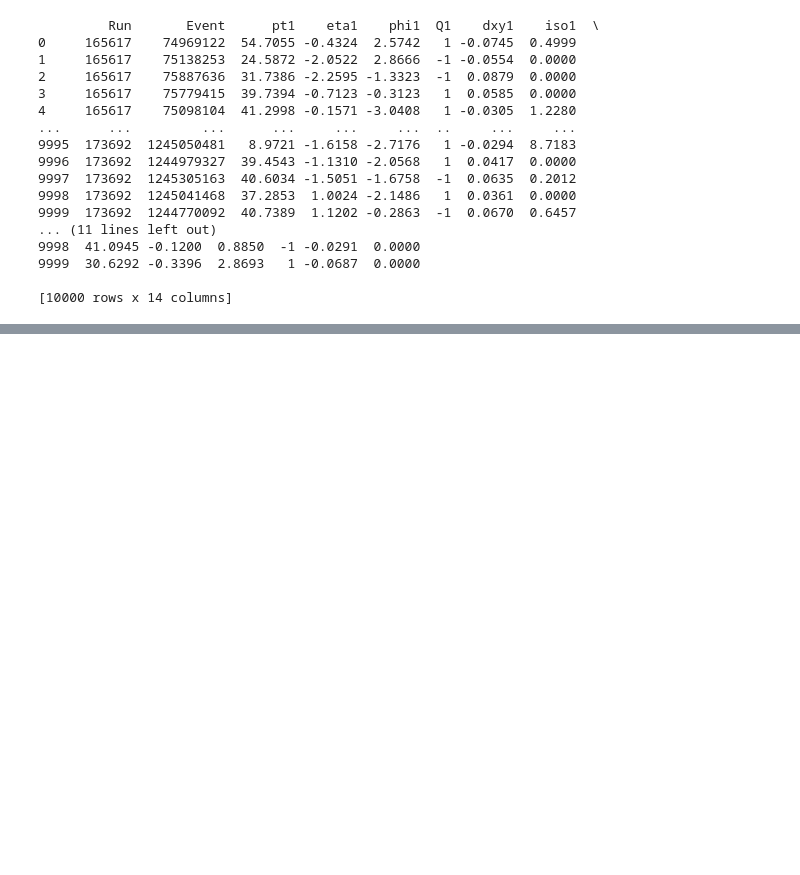
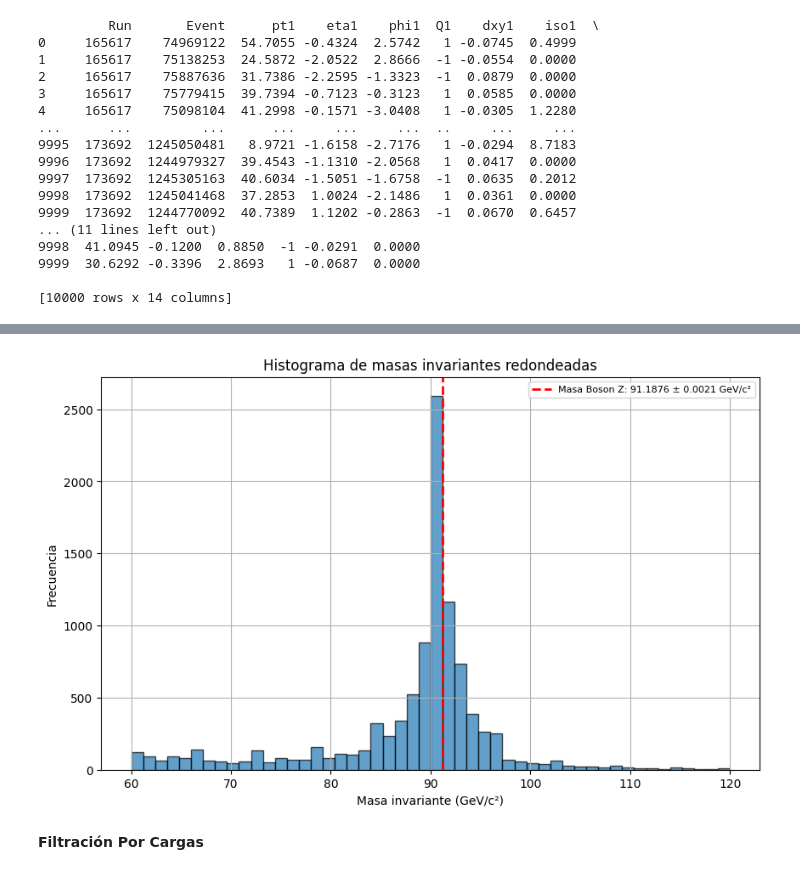
Before and after one commit to ProgramasParaFisicaDeParticulas/lecturadedatosabiertoscmszmumu-Zomeb0dy, a Jupyter notebook: Delfin2022_CMSOpenDataZtoMuMu.ipynb, the cells around one changed output, grey strips where cells are left out. Drawn from its saved outputs; the diff is of its cells as text; code cells hidden in the pictures; blank space fills up the shorter version.

```diff
--- a/Delfin2022_CMSOpenDataZtoMuMu.ipynb
+++ b/Delfin2022_CMSOpenDataZtoMuMu.ipynb
@@ -43,0 +86,25 @@ fig_5.show()
+# %%
+#Histograma de Masas para los Datos puros
+
+# Crear la lista de masas invariantes (sin redondear)
+M_i = np.sqrt( 2 * particles['pt1'] * particles['pt2'] * (np.cosh(particles['eta1'] - particles['eta2']) - np.cos(particles['phi1'] - particles['phi2'])))
+
+# Crear la lista de masas redondeadas
+masas_redondeadas = np.round(M_i).tolist()
+
+# Crear el histograma de las masas redondeadas
+plt.figure(figsize=(10, 6))
+plt.hist(masas_redondeadas, bins=50, edgecolor='black', alpha=0.7)
+
+plt.axvline(91.2, color='red', linestyle='dashed', linewidth=2,
+            label='Masa Boson Z: 91.1876 ± 0.0021 GeV/c²')
+plt.xlabel('Masa invariante (GeV/c²)')
+plt.ylabel('Frecuencia')
+plt.title('Histograma de masas invariantes redondeadas')
+plt.legend(fontsize=8)
+plt.grid(True)
+plt.show()
+# %% [output]
+[figure, added]
+# %% [markdown]
+**Filtración Por Cargas**
```
Also changed, not shown: parts of 25 cells of this notebook.
